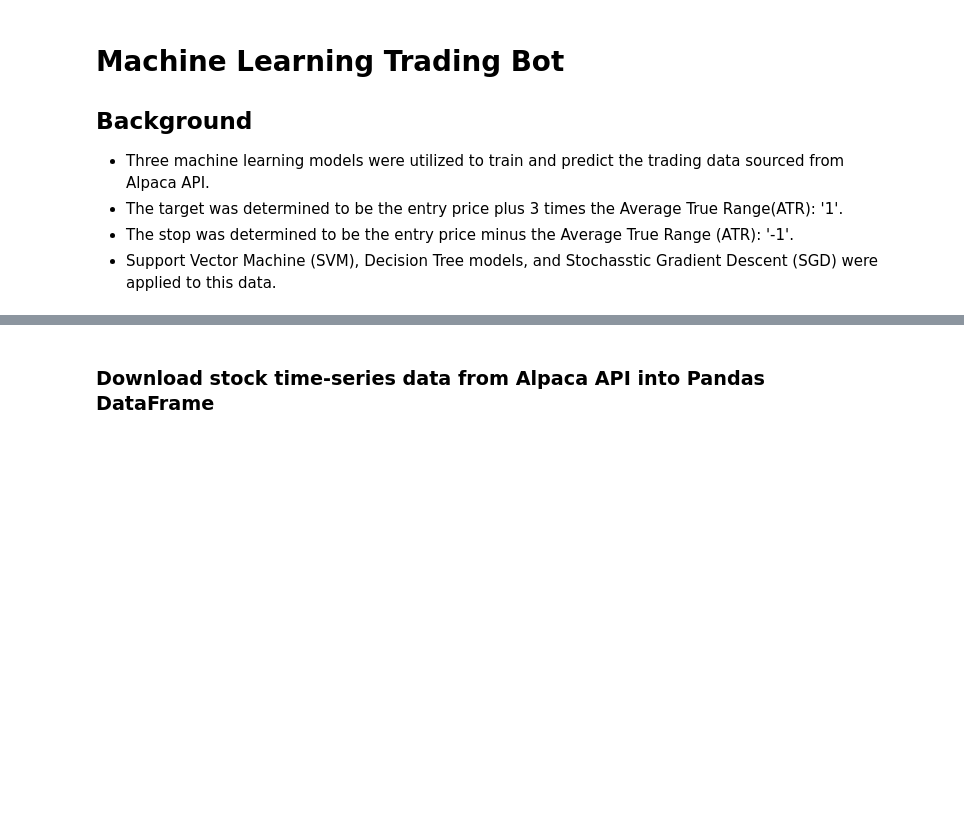
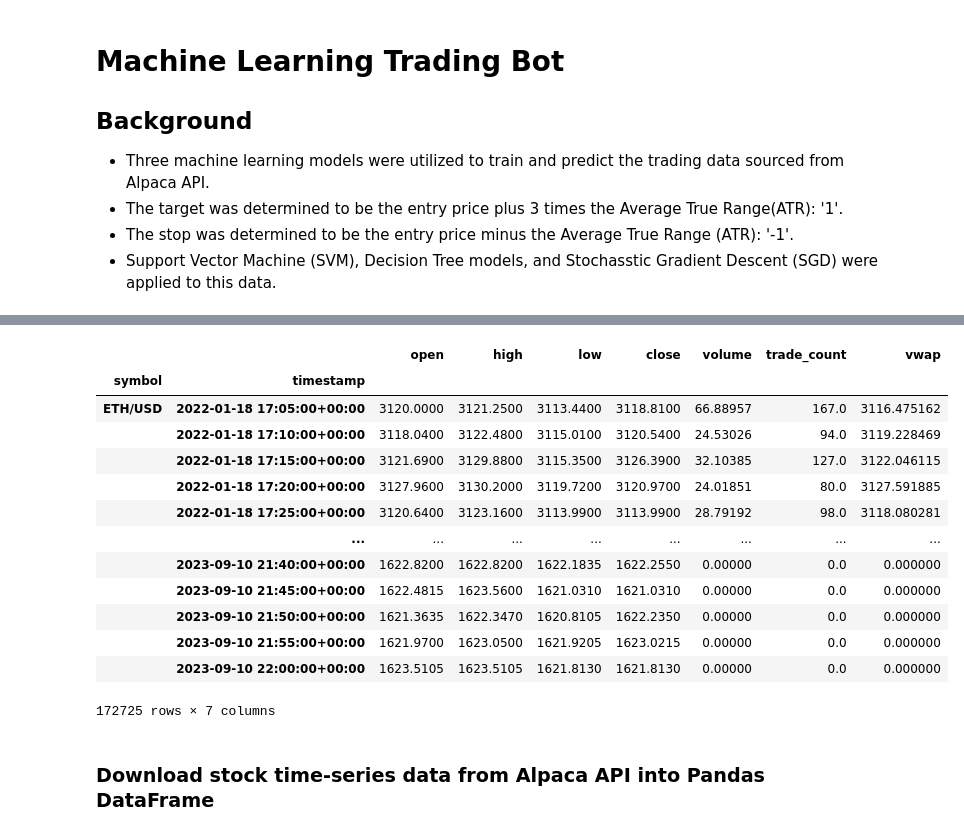
Before and after one commit to CincoCoding/Hyperspace-ML-Optimizer, a Jupyter notebook: notebook/HyperspaceMLOptimizer.ipynb, the cells around one changed output, grey strips where cells are left out. Drawn from its saved outputs; the diff is of its cells as text; code cells hidden in the pictures; blank space fills up the shorter version.

Commit message:
converted to crypto

```diff
--- a/notebook/HyperspaceMLOptimizer.ipynb
+++ b/notebook/HyperspaceMLOptimizer.ipynb
@@ -28,6 +28,46 @@ from imblearn.under_sampling import RandomUnderSampler
 # %% [output]
 [interactive output not drawn]
 [interactive output not drawn]
+# %%
+import alpaca
+from alpaca.data.historical import CryptoHistoricalDataClient
+from alpaca.data.requests import CryptoBarsRequest
+from alpaca.data.timeframe import TimeFrame
+from datetime import datetime
+from dateutil.relativedelta import relativedelta
+
+trading_pair = "ETH/USD"
+time_diff = datetime.now() - relativedelta(days=600)
+
+# Alpaca Market Data Client
+data_client = CryptoHistoricalDataClient()
+
+# Defining Bar data request parameters
+request_params = CryptoBarsRequest(
+    symbol_or_symbols=[trading_pair],
+    timeframe=TimeFrame(5, alpaca.data.timeframe.TimeFrameUnit.Minute),
+    start=time_diff
+)
+
+# Get the bar data from Alpaca
+signals_df = data_client.get_crypto_bars(request_params).df
+
+signals_df
+# %% [output]
+|  |  | open | high | low | close | volume | trade_count | vwap |
+| symbol | timestamp |  |  |  |  |  |  |  |
+| ETH/USD | 2022-01-18 17:05:00+00:00 | 3120.0000 | 3121.2500 | 3113.4400 | 3118.8100 | 66.88957 | 167.0 | 3116.475162 |
+|  | 2022-01-18 17:10:00+00:00 | 3118.0400 | 3122.4800 | 3115.0100 | 3120.5400 | 24.53026 | 94.0 | 3119.228469 |
+|  | 2022-01-18 17:15:00+00:00 | 3121.6900 | 3129.8800 | 3115.3500 | 3126.3900 | 32.10385 | 127.0 | 3122.046115 |
+|  | 2022-01-18 17:20:00+00:00 | 3127.9600 | 3130.2000 | 3119.7200 | 3120.9700 | 24.01851 | 80.0 | 3127.591885 |
+|  | 2022-01-18 17:25:00+00:00 | 3120.6400 | 3123.1600 | 3113.9900 | 3113.9900 | 28.79192 | 98.0 | 3118.080281 |
+|  | ... | ... | ... | ... | ... | ... | ... | ... |
+|  | 2023-09-10 21:40:00+00:00 | 1622.8200 | 1622.8200 | 1622.1835 | 1622.2550 | 0.00000 | 0.0 | 0.000000 |
+|  | 2023-09-10 21:45:00+00:00 | 1622.4815 | 1623.5600 | 1621.0310 | 1621.0310 | 0.00000 | 0.0 | 0.000000 |
+|  | 2023-09-10 21:50:00+00:00 | 1621.3635 | 1622.3470 | 1620.8105 | 1622.2350 | 0.00000 | 0.0 | 0.000000 |
+|  | 2023-09-10 21:55:00+00:00 | 1621.9700 | 1623.0500 | 1621.9205 | 1623.0215 | 0.00000 | 0.0 | 0.000000 |
+|  | 2023-09-10 22:00:00+00:00 | 1623.5105 | 1623.5105 | 1621.8130 | 1621.8130 | 0.00000 | 0.0 | 0.000000 |
+172725 rows × 7 columns
 # %% [markdown]
 ### Download stock time-series data from Alpaca API into Pandas DataFrame
 # %%
```
Also changed, not shown: parts of 20 cells of this notebook, 2 other files.
